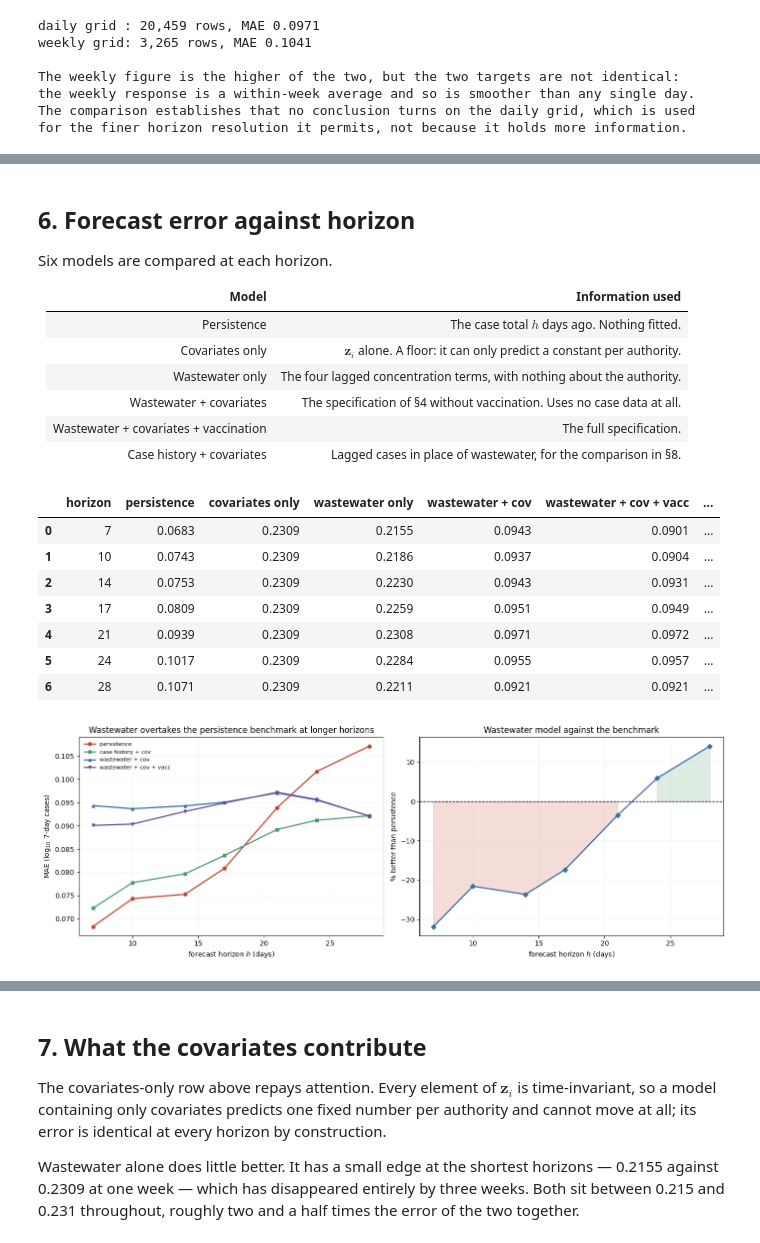
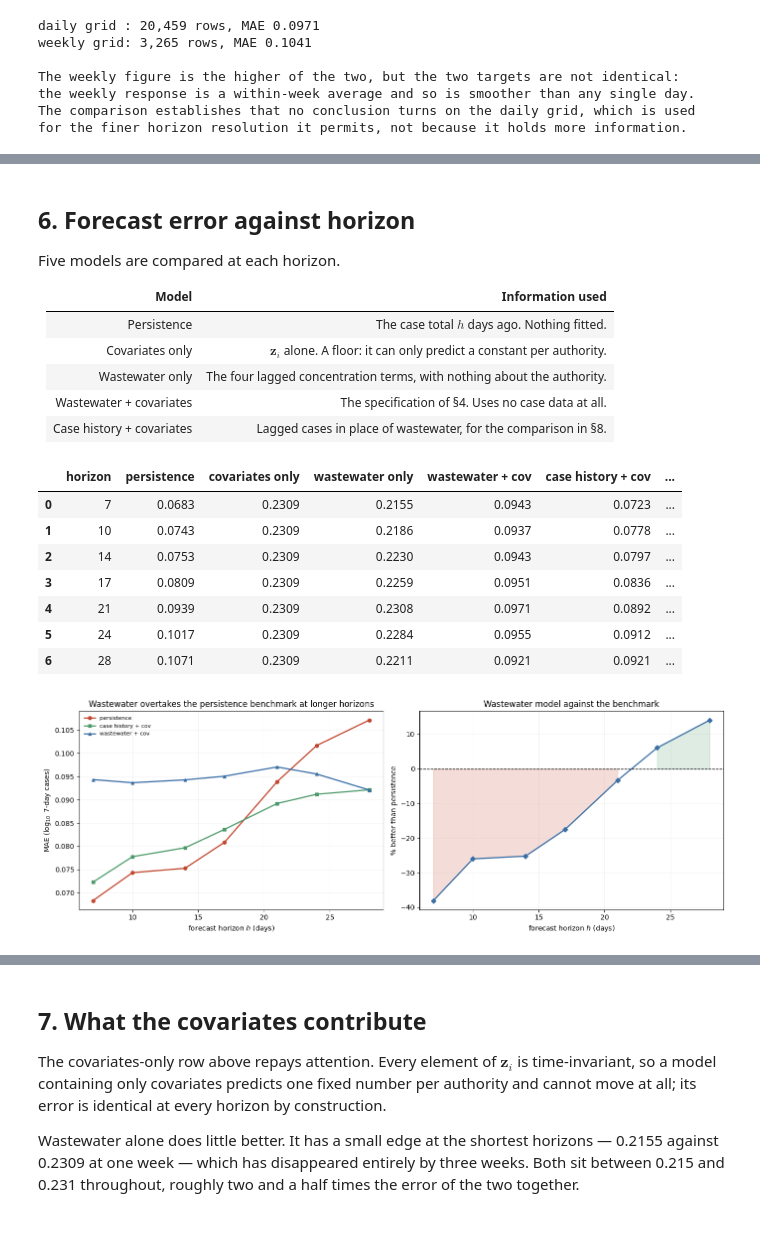
Before and after one commit to sebastian-munteanu/Predicting-COVID-19-cases-from-wastewater-based-epidemiology, a Jupyter notebook: notebooks/04_models.ipynb, the cells around one changed output, grey strips where cells are left out. Drawn from its saved outputs; the diff is of its cells as text; code cells hidden in the pictures.

```diff
--- a/notebooks/04_models.ipynb
+++ b/notebooks/04_models.ipynb
@@ -62,11 +60,9 @@ pd.set_option('display.width', 170)
 
 panel = pd.read_csv(OUT / 'rna_cases_panel.csv', parse_dates=['date'])
 cov   = pd.read_csv(OUT / 'ltla_covariates.csv').drop(columns=['LAD21NM','AREALHECT','ltla_pop'])
-vacc  = pd.read_csv(OUT / 'ltla_vaccination.csv', parse_dates=['date'])
 
 df = (panel.sort_values(['LAD21CD','date']).reset_index(drop=True)
-           .merge(cov, on='LAD21CD')
-           .merge(vacc, on=['LAD21CD','date'], how='left'))
+           .merge(cov, on='LAD21CD'))
 df['log_pop'] = np.log10(df.ltla_pop)
 df['y'] = np.log10(df.cases_roll7_sum.replace(0, np.nan))     # the response
 
@@ -76,9 +72,6 @@ print(f'{len(df):,} authority-days | {df.LAD21CD.nunique()} authorities | '
 print(f'authority-days with a same-day wastewater measurement: {100*df.log10_rna_geom.notna().mean():.0f}%')
 print(f'median catchment coverage of an authority-day: {df.coverage_frac.median():.2f}')
 
-_v = df.groupby('date').vacc_dose2_pct.median()
-print(f'median second-dose uptake: {_v.iloc[0]:.0f}% on {_v.index[0].date()} '
-      f'-> {_v.iloc[-1]:.0f}% on {_v.index[-1].date()}')
 _r = 1e5 * df.cases_roll7_sum / df.ltla_pop
 print(f'median authority 7-day case rate: {_r.median():.0f} per 100,000 '
       f'(quartiles {_r.quantile(.25):.0f} to {_r.quantile(.75):.0f})')
@@ -197,7 +189,7 @@ The specification adopted uses four terms, at lags $h$, $h+7$, $h+14$ and $h+21$
 LAGS = [0, 7, 14, 21]
 X = [f'x{k}' for k in LAGS]
 
-def build(h, w=21, vacc_extra=14):
+def build(h, w=21):
     # Assemble the design matrix for horizon h. Every regressor is at least h days old.
     d = df.assign(x=smooth(df, w))
     g = d.groupby('LAD21CD')
@@ -206,10 +198,7 @@ def build(h, w=21, vacc_extra=14):
     d['x_single'] = d['x0']                              # single-lag alternative
     d['x_delta']  = d['x0'] - g['x'].shift(h + 14)       # its 14-day difference term
     d['y_h'] = g['y'].shift(h)                           # persistence benchmark only
-    d['v1']  = g['vacc_dose1_pct'].shift(h + vacc_extra) # vaccination, see 4.2
-    d['v2']  = g['vacc_dose2_pct'].shift(h + vacc_extra)
     return d
-V = ['v1','v2']
 
 rows = []
 for h in (7, 14, 21, 28):
@@ -247,14 +231,0 @@ Lagging it by the same $h$ as the wastewater would be a mistake, because the two
-# %%
-rows = []
-for h in (7, 14, 21, 28):
-    row = {'horizon': h}
-    for extra in (0, 14, 28):
-        d = build(h, vacc_extra=extra)
-        row[f'vaccination at h+{extra}'] = rolling_eval(d, X + Z + V, VAL)
-    rows.append(row)
-vt = pd.DataFrame(rows)
-display(vt.round(4))
-sp = origin_errors(build(21, vacc_extra=14), X + Z + V, VAL).std(ddof=1)
-print(f'for scale: at h=21 the error varies by sd {sp:.4f} from one origin to the next,')
-_row = vt.loc[vt.horizon == 21, [c for c in vt if c != 'horizon']].values.ravel()
-print(f'against a spread of {_row.max() - _row.min():.4f} across the three lag choices')
@@ -386,15 +345,14 @@ Error is mean absolute error on the $\log_{10}$ scale. Since the response is log
 # %% [markdown]
 ## 6. Forecast error against horizon
 
-Six models are compared at each horizon.
+Five models are compared at each horizon.
 
 | Model | Information used |
 |---|---|
 | Persistence | The case total $h$ days ago. Nothing fitted. |
 | Covariates only | $\mathbf{z}_i$ alone. A floor: it can only predict a constant per authority. |
 | Wastewater only | The four lagged concentration terms, with nothing about the authority. |
-| Wastewater + covariates | The specification of §4 without vaccination. Uses no case data at all. |
-| Wastewater + covariates + vaccination | The full specification. |
+| Wastewater + covariates | The specification of §4. Uses no case data at all. |
 | Case history + covariates | Lagged cases in place of wastewater, for the comparison in §8. |
 # %%
 def persistence(d, origins=TEST):
@@ -414,44 +372,41 @@ for h in HORIZONS:
                  'covariates only'            : rolling_eval(d, Z, TEST),
                  'wastewater only'            : rolling_eval(d, X, TEST),
                  'wastewater + cov'           : rolling_eval(d, X + Z, TEST),
-                 'wastewater + cov + vacc'    : rolling_eval(d, X + Z + V, TEST),
                  'case history + cov'         : rolling_eval(d, ['y_h'] + Z, TEST)})
 H = pd.DataFrame(rows)
 H['covariate gain %']    = 100*(H['wastewater only'] - H['wastewater + cov'])/H['wastewater only']
-# The full specification of 5.1 is the model reported, fixed in advance -- not
-# whichever of the two scored better on the test origins.
-H['vs persistence %']    = 100*(H.persistence - H['wastewater + cov + vacc'])/H.persistence
+H['vs persistence %']    = 100*(H.persistence - H['wastewater + cov'])/H.persistence
 display(H.round(4))
 # %% [output]
-|  | horizon | persistence | covariates only | wastewater only | wastewater + cov | wastewater + cov + vacc | ... |
-| 0 | 7 | 0.0683 | 0.2309 | 0.2155 | 0.0943 | 0.0901 | ... |
-| 1 | 10 | 0.0743 | 0.2309 | 0.2186 | 0.0937 | 0.0904 | ... |
-| 2 | 14 | 0.0753 | 0.2309 | 0.2230 | 0.0943 | 0.0931 | ... |
-| 3 | 17 | 0.0809 | 0.2309 | 0.2259 | 0.0951 | 0.0949 | ... |
-| 4 | 21 | 0.0939 | 0.2309 | 0.2308 | 0.0971 | 0.0972 | ... |
-| 5 | 24 | 0.1017 | 0.2309 | 0.2284 | 0.0955 | 0.0957 | ... |
+|  | horizon | persistence | covariates only | wastewater only | wastewater + cov | case history + cov | ... |
+| 0 | 7 | 0.0683 | 0.2309 | 0.2155 | 0.0943 | 0.0723 | ... |
+| 1 | 10 | 0.0743 | 0.2309 | 0.2186 | 0.0937 | 0.0778 | ... |
+| 2 | 14 | 0.0753 | 0.2309 | 0.2230 | 0.0943 | 0.0797 | ... |
+| 3 | 17 | 0.0809 | 0.2309 | 0.2259 | 0.0951 | 0.0836 | ... |
+| 4 | 21 | 0.0939 | 0.2309 | 0.2308 | 0.0971 | 0.0892 | ... |
+| 5 | 24 | 0.1017 | 0.2309 | 0.2284 | 0.0955 | 0.0912 | ... |
 | 6 | 28 | 0.1071 | 0.2309 | 0.2211 | 0.0921 | 0.0921 | ... |
 # %%
 fig, axes = plt.subplots(1, 2, figsize=(14, 5))
 ax = axes[0]
 for col, c, m in [('persistence','#c2452d','o'), ('case history + cov','#4c9a6a','s'),
-                  ('wastewater + cov','#3a6ea5','^'), ('wastewater + cov + vacc','#6a4c9a','v')]:
+                  ('wastewater + cov','#3a6ea5','^')]:
     ax.plot(H.horizon, H[col], marker=m, color=c, lw=1.8, ms=5, label=col)
 ax.set(xlabel='forecast horizon $h$ (days)', ylabel='MAE ($\\log_{10}$ 7-day cases)',
        title='Wastewater overtakes the persistence benchmark at longer horizons')
 ax.legend(fontsize=8, frameon=False); ax.grid(alpha=0.25, lw=0.5)
 
 ax = axes[1]
 ax.plot(H.horizon, H['vs persistence %'], marker='D', color='#3a6ea5', lw=1.8, ms=5)
 ax.axhline(0, color='k', ls='--', lw=1)
 ax.fill_between(H.horizon, 0, H['vs persistence %'], where=H['vs persistence %']>0, alpha=0.18, color='#4c9a6a')
 ax.fill_between(H.horizon, 0, H['vs persistence %'], where=H['vs persistence %']<=0, alpha=0.18, color='#c2452d')
 ax.set(xlabel='forecast horizon $h$ (days)', ylabel='% better than persistence',
        title='Wastewater model against the benchmark')
 ax.grid(alpha=0.25, lw=0.5)
 fig.tight_layout(); plt.show()
 # %% [output]
-[figure, old version]
+[figure, new version]
 # %% [markdown]
 At short horizons persistence is much the better of the two, which is a statement about the response rather than a failure of the predictor: over one week an authority's case total stays close to what it was, so its own recent value is an excellent forecast and little else is needed.
 
```
Also changed, not shown: parts of 23 cells of this notebook, 3 other files.
